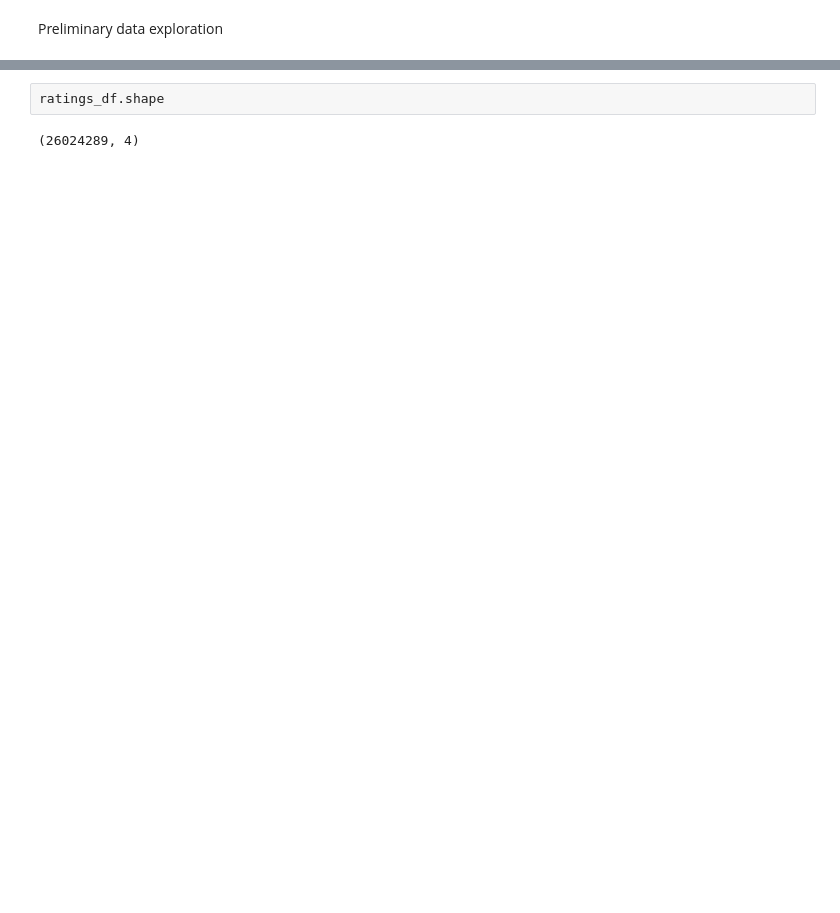
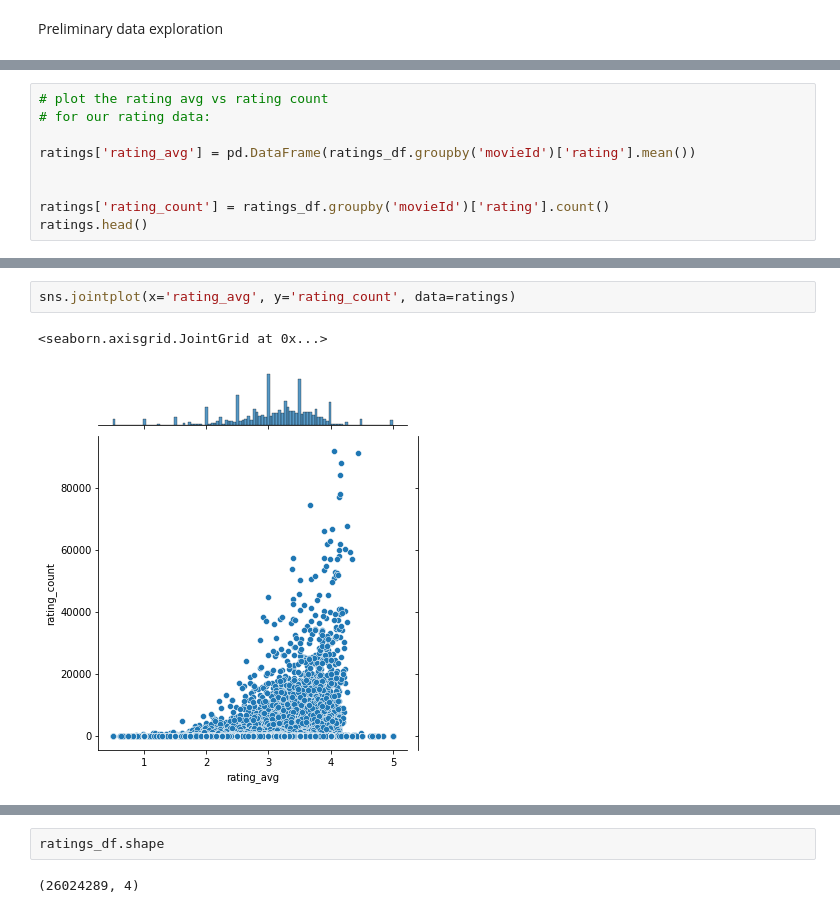
Before and after one commit to ivan-usd/business-repo, a Jupyter notebook: notebooks/af_data_exploration.ipynb, the cells around one changed output, grey strips where cells are left out. Drawn from its saved outputs; the diff is of its cells as text; blank space fills up the shorter version.

```diff
--- a/notebooks/af_data_exploration.ipynb
+++ b/notebooks/af_data_exploration.ipynb
@@ -67,0 +84,9 @@ ratings_df.sample(5)
+# %%
+# plot the rating avg vs rating count
+# for our rating data:
+
+ratings['rating_avg'] = pd.DataFrame(ratings_df.groupby('movieId')['rating'].mean())
+
+
+ratings['rating_count'] = ratings_df.groupby('movieId')['rating'].count()
+ratings.head()
@@ -67,0 +101,5 @@ ratings_df.sample(5)
+# %%
+sns.jointplot(x='rating_avg', y='rating_count', data=ratings)
+# %% [output]
+<seaborn.axisgrid.JointGrid at 0x...>
+[figure, added]
```
Also changed, not shown: parts of 171 cells of this notebook.
